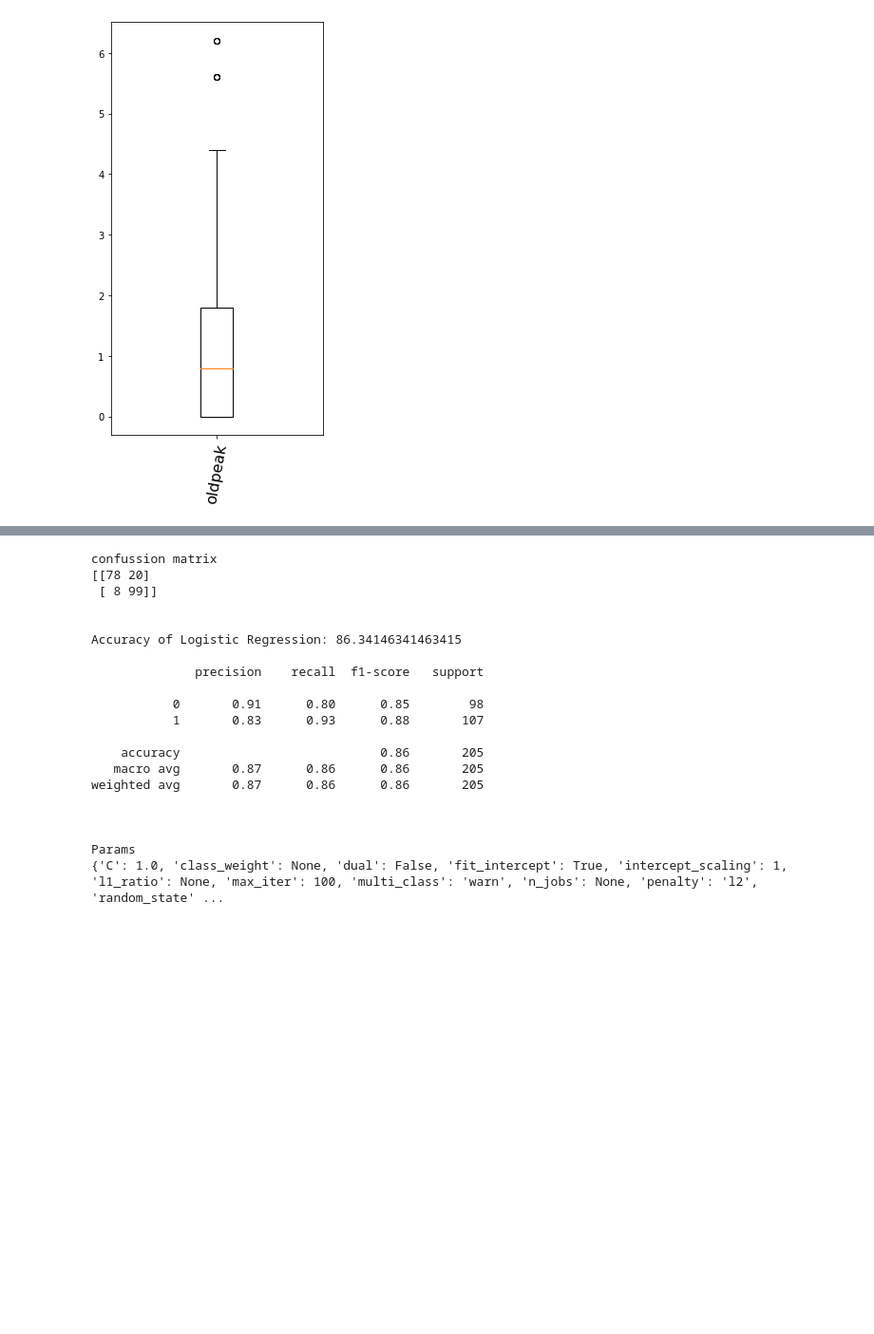
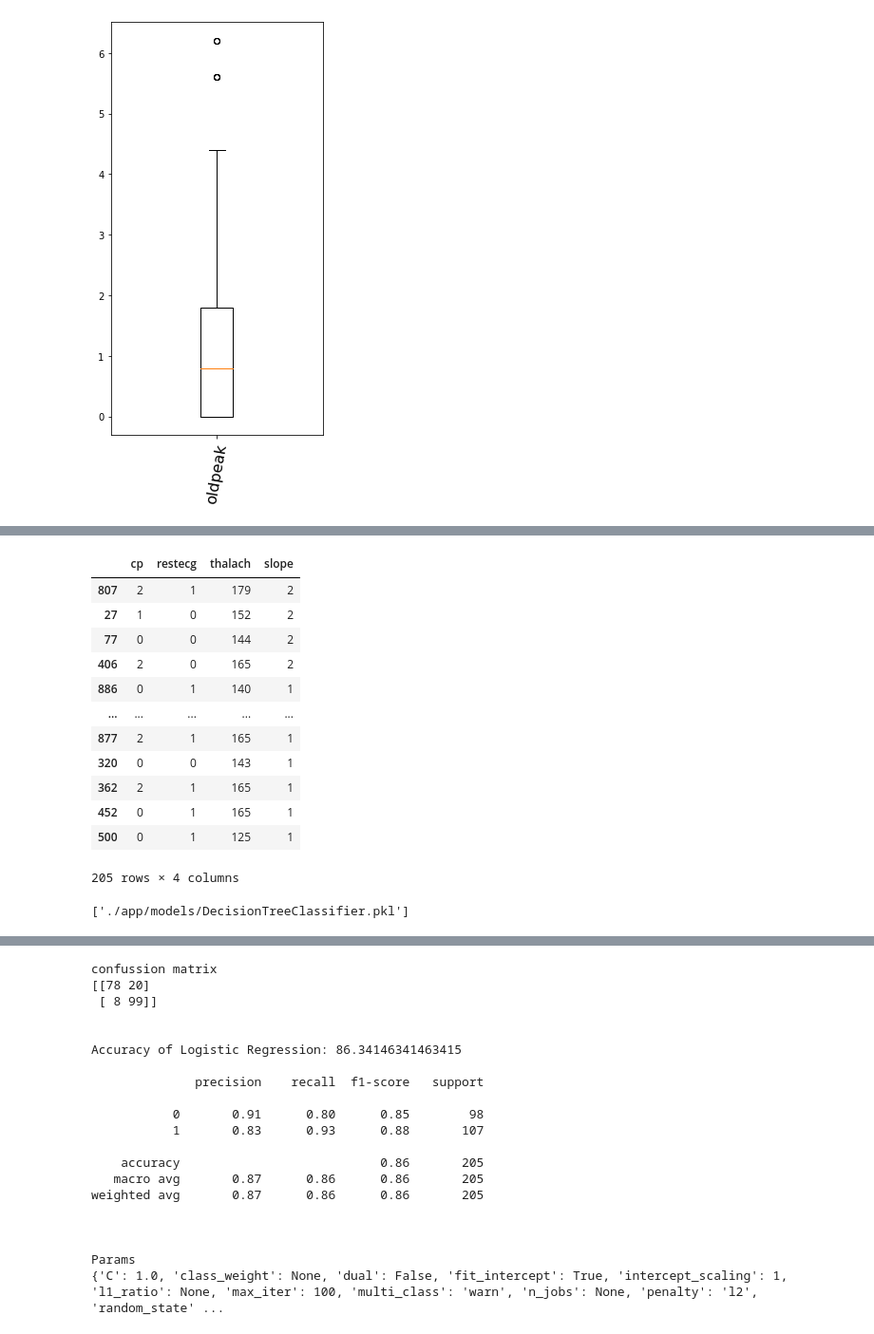
Before and after one commit to pablojrosa/LogisticRegression, a Jupyter notebook: Heart.ipynb, the cells around one changed output, grey strips where cells are left out. Shown at 95% size. Drawn from its saved outputs; the diff is of its cells as text; code cells hidden in the pictures; blank space fills up the shorter version.

Commit message:
Commit con cambios en los modelos. Se agregan mas modelos compitiendo entre si y color en el HTML

```diff
--- a/Heart.ipynb
+++ b/Heart.ipynb
@@ -15,5 +18,5 @@ from sklearn.metrics import confusion_matrix,accuracy_score,classification_repor
 # %%
-df = pd.read_csv('./in/heart.csv')
+df = pd.read_csv('./app/in/heart.csv')
 # %%
 print('Dimensiones del set de datos {}'.format(df.shape))
 df.describe()
@@ -62,6 +69,5 @@ from sklearn.metrics import confusion_matrix,accuracy_score,classification_repor
 # %%
 #HOLD-ON
-log_reg_model = LogisticRegression()
 y = df["target"]
-X = df.drop('target',axis=1)
+X = df[['cp','restecg','thalach','slope']] #Solo selecciono los que tienen coeficiente de correlación mayor a 0.
 X_train, X_test, y_train, y_test = train_test_split(X, y, test_size=0.2, random_state=0)
@@ -68 +212,29 @@ X_train, X_test, y_train, y_test = train_test_split(X, y, test_size=0.2, random_
+# %%
+X_test
+# %% [output]
+|  | cp | restecg | thalach | slope |
+| 807 | 2 | 1 | 179 | 2 |
+| 27 | 1 | 0 | 152 | 2 |
+| 77 | 0 | 0 | 144 | 2 |
+| 406 | 2 | 0 | 165 | 2 |
+| 886 | 0 | 1 | 140 | 1 |
+| ... | ... | ... | ... | ... |
+| 877 | 2 | 1 | 165 | 1 |
+| 320 | 0 | 0 | 143 | 1 |
+| 362 | 2 | 1 | 165 | 1 |
+| 452 | 0 | 1 | 165 | 1 |
+| 500 | 0 | 1 | 125 | 1 |
+205 rows × 4 columns
+# %%
+#Export model
+model = best_scores.loc[0,'model']
+params = best_scores.loc[0,'best_params']
+
+#Seteo los best_params para cada modelo.
+skLearn_model = model.set_params(**params)
+model_fit = skLearn_model.fit(X_train, y_train)
+
+joblib.dump(model_fit, './app/models/DecisionTreeClassifier.pkl')
+# %% [output]
+['./app/models/DecisionTreeClassifier.pkl']
 # %%
```
Also changed, not shown: parts of 10 cells of this notebook, 10 other files.
